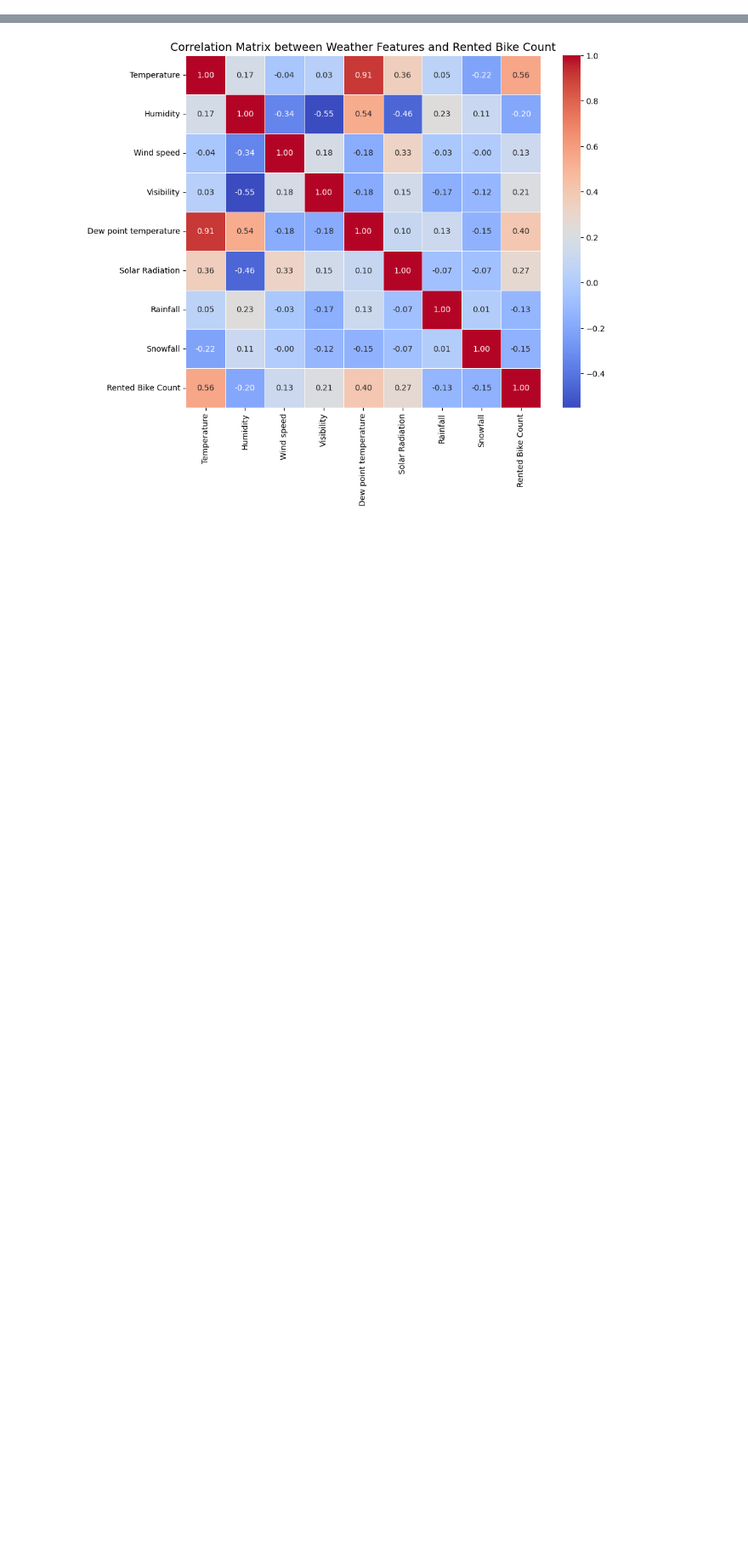
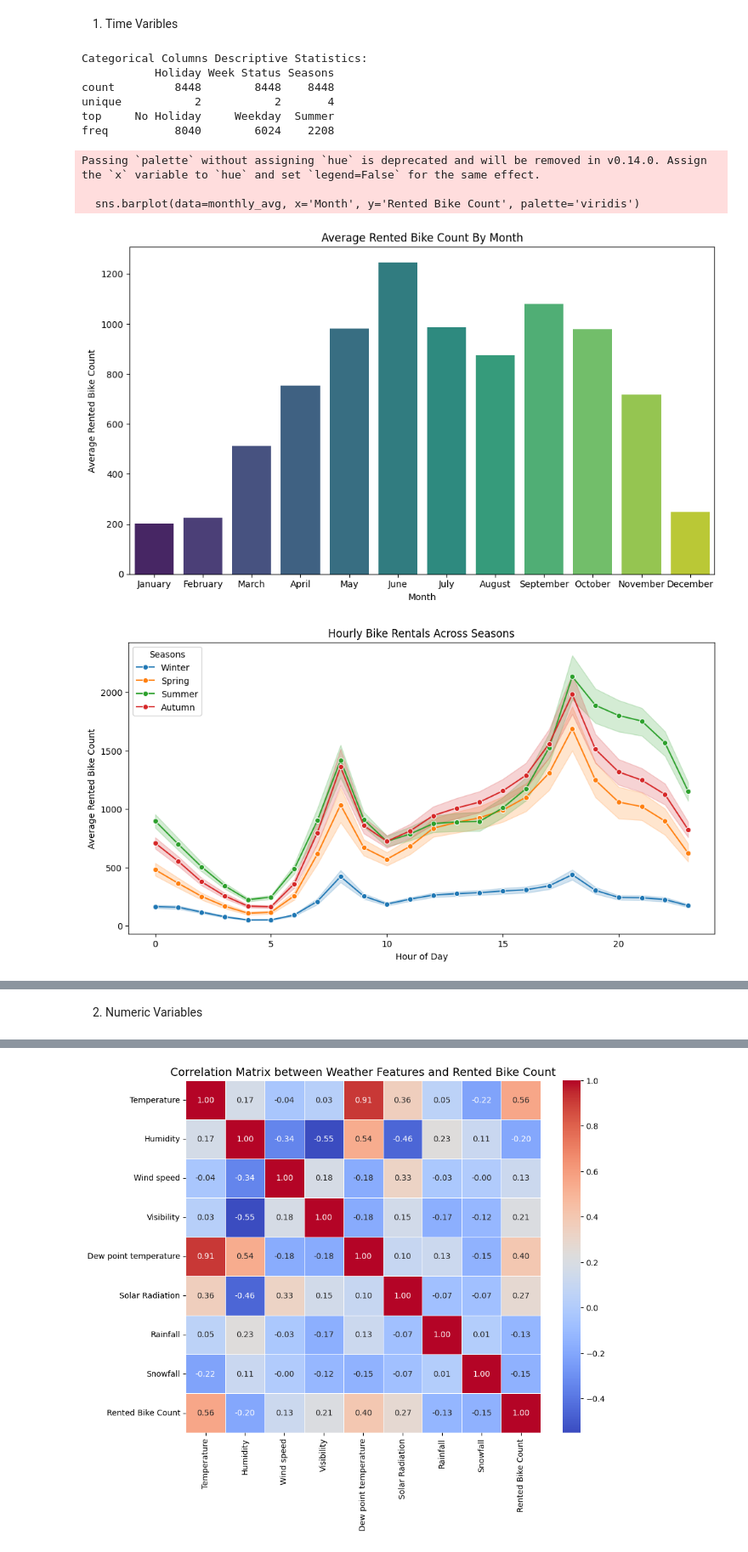
Before and after one commit to Hannahzihan/datasciencefinalproject, a Jupyter notebook: notebooks/eda_cleaning.ipynb, the cells around one changed output, grey strips where cells are left out. Shown at 85% size. Drawn from its saved outputs; the diff is of its cells as text; code cells hidden in the pictures; blank space fills up the shorter version.

```diff
--- a/notebooks/eda_cleaning.ipynb
+++ b/notebooks/eda_cleaning.ipynb
@@ -84,0 +11,35 @@ None
+# %%
+X, y = load_data()  # Load the dataset into features (X) and target variable (y)
+
+# Convert the 'Date' column to datetime format
+X['Date'] = pd.to_datetime(X['Date'], format='%d/%m/%Y', dayfirst=True)
+
+month_mapping = {
+    1: 'January', 2: 'February', 3: 'March', 4: 'April', 5: 'May', 6: 'June',
+    7: 'July', 8: 'August', 9: 'September', 10: 'October', 11: 'November', 12: 'December'
+}
+
+weekday_mapping = {
+    0: 'Monday', 1: 'Tuesday', 2: 'Wednesday', 3: 'Thursday',
+    4: 'Friday', 5: 'Saturday', 6: 'Sunday'
+}
+
+# Extract the month from the 'Date' column
+X['Month'] = X['Date'].dt.month
+X['Month']=X['Month'].map(month_mapping)
+
+
+# Extract the day of the week from the 'Date' column (0=Monday, 6=Sunday)
+X['Day of Week'] = X['Date'].dt.dayofweek
+
+# Classify days as 'Weekend' or 'Weekday' based on the day of the week
+X['Week Status'] = X['Day of Week'].apply(lambda x: 'Weekend' if x >= 5 else 'Weekday')
+
+X['Day of Week']=X['Day of Week'].map(weekday_mapping)
+
+
+# Create a new DataFrame 'df' from 'X'
+df = X.copy()
+
+# Add the target variable 'Rented Bike Count' to the DataFrame
+df['Rented Bike Count'] = y
@@ -130,0 +204,28 @@ dtype: int64
+# %% [markdown]
+1. Time Varibles
+# %%
+time_features = ['Holiday','Week Status','Seasons']
+time_stats = df[time_features].describe()
+
+print("\nCategorical Columns Descriptive Statistics:")
+print(time_stats)
+# %% [output]
+Categorical Columns Descriptive Statistics:
+           Holiday Week Status Seasons
+count         8448        8448    8448
+unique           2           2       4
+top     No Holiday     Weekday  Summer
+freq          8040        6024    2208
+# %%
+plot_monthly_avg(df)
+plot_hourly_variation(df,"Seasons")
+plot_hourly_variation(df,"Day of Week")
+plot_hourly_variation(df,"Month")
+plot_hourly_variation(df,"Week Status")
+plot_hourly_variation(df,"Holiday")
+# %% [output]
+Passing `palette` without assigning `hue` is deprecated and will be removed in v0.14.0. Assign the `x` variable to `hue` and set `legend=False` for the same effect.
+
+  sns.barplot(data=monthly_avg, x='Month', y='Rented Bike Count', palette='viridis')
+[figure, added]
+[figure, added]
@@ -131,3 +236,5 @@ dtype: int64
+# %% [markdown]
+2. Numeric Variables
 # %%
 numerical_stats = df.describe()
 print("\nNumerical Columns Descriptive Statistics:")
```
Also changed, not shown: parts of 29 cells of this notebook, 14 other files.
